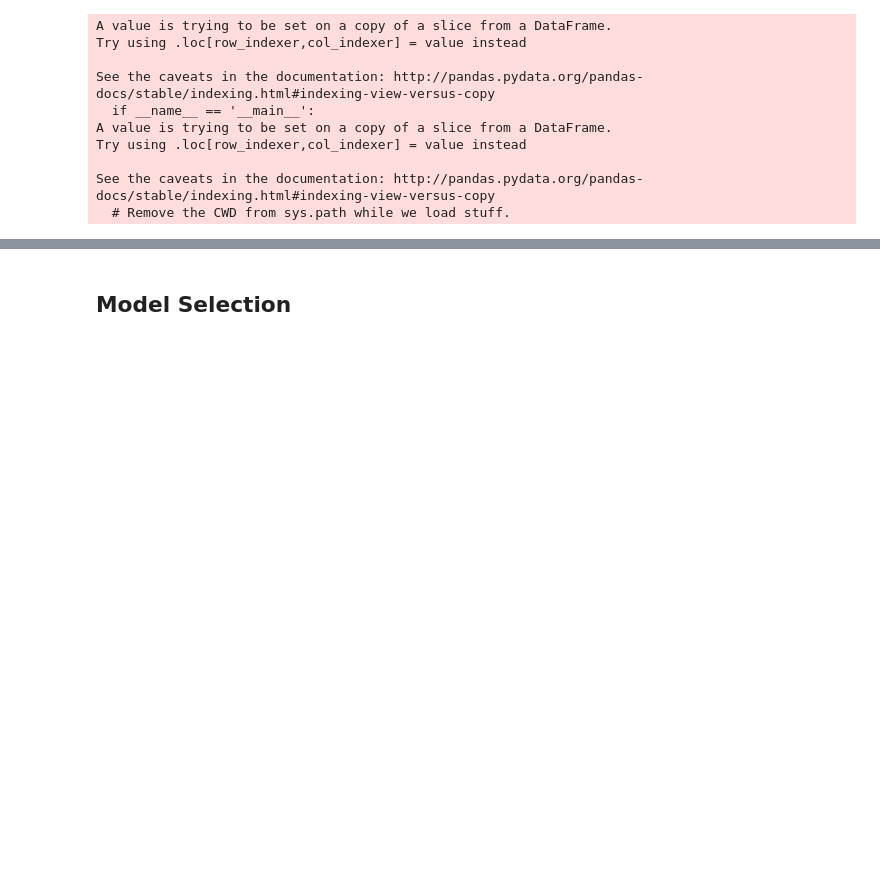
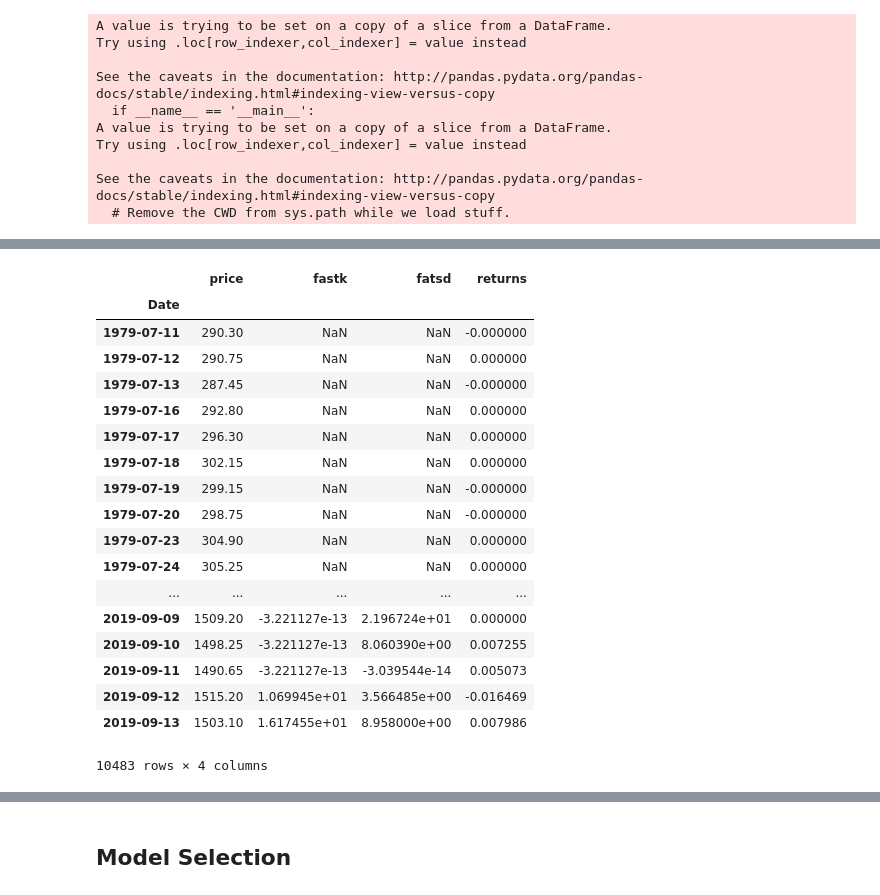
Before and after one commit to jbmoorhouse/gold_returns_predictor, a Jupyter notebook: analysis.ipynb, the cells around one changed output, grey strips where cells are left out. Drawn from its saved outputs; the diff is of its cells as text; code cells hidden in the pictures; blank space fills up the shorter version.

```diff
--- a/analysis.ipynb
+++ b/analysis.ipynb
@@ -326,24 +464,32 @@ plt.plot((1 + ind.transform(x)[:, 3]).cumprod())
 # %%
-X_rsi['long'] = (
-    ((X_rsi['stoch_rsi_k'].shift(1) > 20)) |#& (X_rsi['stoch_rsi_k'].shift(2) < X_rsi['stoch_rsi_k'].shift(1))) |
-    (X_rsi['stoch_rsi_k'].shift(1) > 70)
-) * 1
-
-X_rsi['short'] = (
-    ((X_rsi['stoch_rsi_k'].shift(1) < 45) & (X_rsi['stoch_rsi_k'].shift(2) > X_rsi['stoch_rsi_k']).shift(1)) |
-    (X_rsi['stoch_rsi_k'].shift(1) < 5)
-) * -1
-
-# fig, axes = plt.subplots(nrows=2, ncols=1)
-# X_rsi.loc['2016', 'price'].plot(ax = axes[0])
-# X_rsi.loc['2016', 'stoch_rsi_k'].plot(ax=axes[1])
-
 longs = X_rsi.index[X_rsi['long'] == 1]
 shorts = X_rsi.index[X_rsi['short'] == -1]
 
 # start date positions of new long/short positions
 long_indices_or_sections = np.arange(longs.size)[longs.to_series().diff() > pd.Timedelta('3D')]
 short_indices_or_sections = np.arange(shorts.size)[shorts.to_series().diff() > pd.Timedelta('3D')]
 
 long_date_regions = np.split(longs, long_indices_or_sections)
 short_date_regions = np.split(shorts, short_indices_or_sections)
+
+pd.DataFrame(trans, index=x.index[1:], columns = ['price', 'fastk', 'fatsd', 'returns'])
+# %% [output]
+|  | price | fastk | fatsd | returns |
+| Date |  |  |  |  |
+| 1979-07-11 | 290.30 | NaN | NaN | -0.000000 |
+| 1979-07-12 | 290.75 | NaN | NaN | 0.000000 |
+| 1979-07-13 | 287.45 | NaN | NaN | -0.000000 |
+| 1979-07-16 | 292.80 | NaN | NaN | 0.000000 |
+| 1979-07-17 | 296.30 | NaN | NaN | 0.000000 |
+| 1979-07-18 | 302.15 | NaN | NaN | 0.000000 |
+| 1979-07-19 | 299.15 | NaN | NaN | -0.000000 |
+| 1979-07-20 | 298.75 | NaN | NaN | -0.000000 |
+| 1979-07-23 | 304.90 | NaN | NaN | 0.000000 |
+| 1979-07-24 | 305.25 | NaN | NaN | 0.000000 |
+| ... | ... | ... | ... | ... |
+| 2019-09-09 | 1509.20 | -3.221127e-13 | 2.196724e+01 | 0.000000 |
+| 2019-09-10 | 1498.25 | -3.221127e-13 | 8.060390e+00 | 0.007255 |
+| 2019-09-11 | 1490.65 | -3.221127e-13 | -3.039544e-14 | 0.005073 |
+| 2019-09-12 | 1515.20 | 1.069945e+01 | 3.566485e+00 | -0.016469 |
+| 2019-09-13 | 1503.10 | 1.617455e+01 | 8.958000e+00 | 0.007986 |
+10483 rows × 4 columns
```
Also changed, not shown: parts of 9 cells of this notebook, 2 other files.
